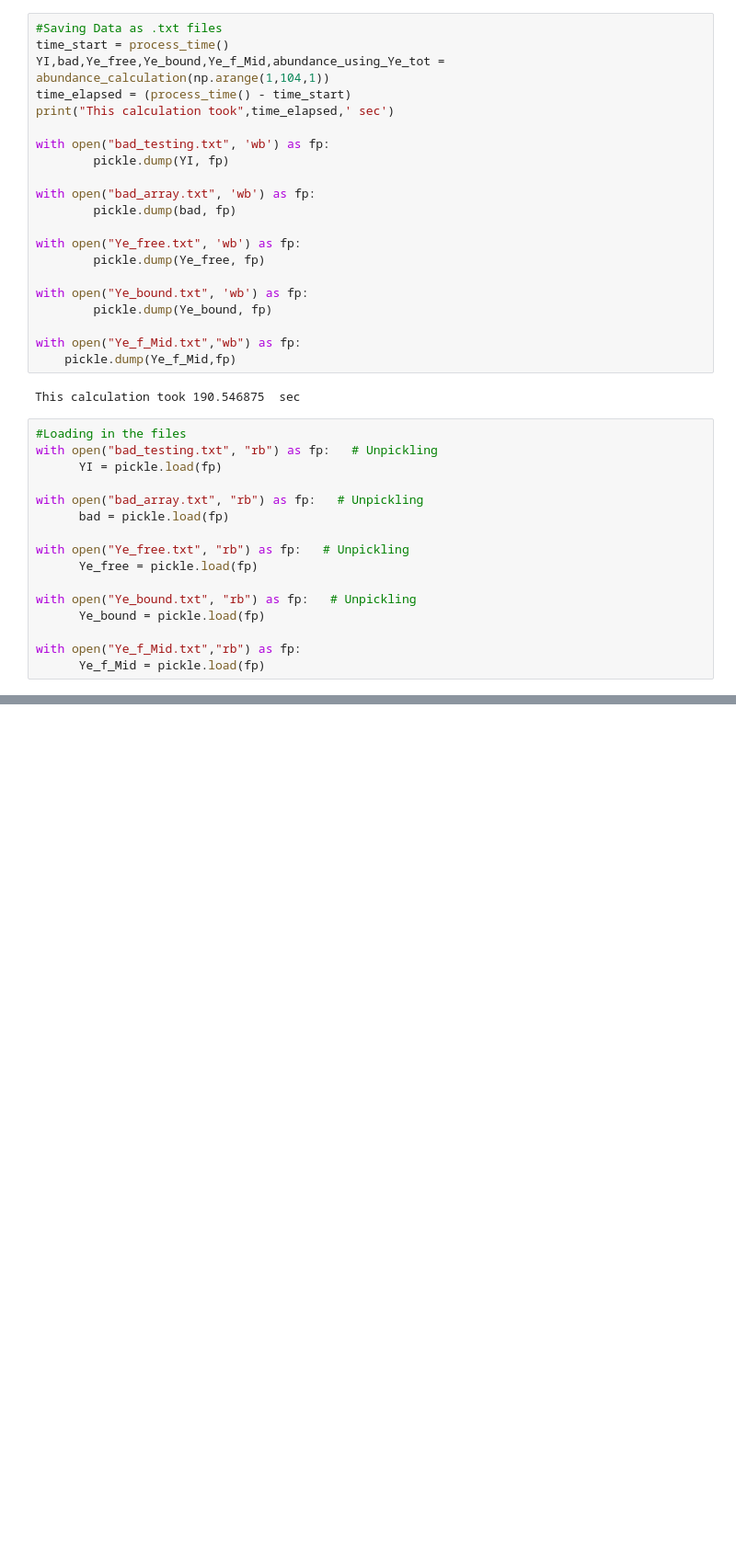
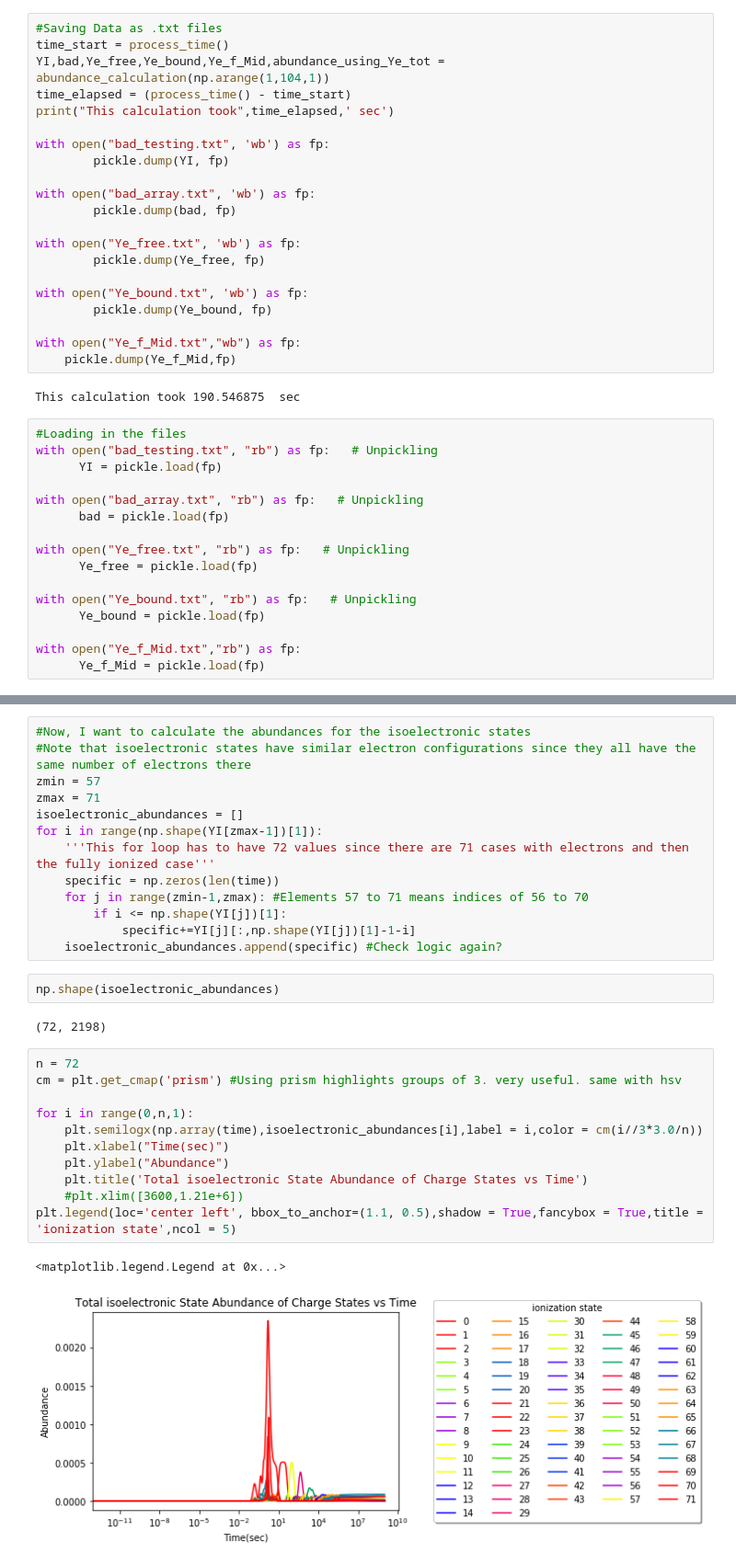
Before and after one commit to PranavNalamwar/R-process_Mergers, a Jupyter notebook: Abundance_Calculations/Fixing_Cutoff/Charge State and Isoelectronic State Abundance Analysis.ipynb, the cells around one changed output, grey strips where cells are left out. Shown: that part at 92% size. Drawn from its saved outputs; the diff is of its cells as text; blank space fills up the shorter version.

```diff
--- a/Abundance_Calculations/Fixing_Cutoff/Charge State and Isoelectronic State Abundance Analysis.ipynb
+++ b/Abundance_Calculations/Fixing_Cutoff/Charge State and Isoelectronic State Abundance Analysis.ipynb
@@ -323,0 +357,31 @@ with open("Ye_f_Mid.txt","rb") as fp:
+# %%
+#Now, I want to calculate the abundances for the isoelectronic states
+#Note that isoelectronic states have similar electron configurations since they all have the same number of electrons there
+zmin = 57
+zmax = 71
+isoelectronic_abundances = []
+for i in range(np.shape(YI[zmax-1])[1]):
+    '''This for loop has to have 72 values since there are 71 cases with electrons and then the fully ionized case'''
+    specific = np.zeros(len(time))
+    for j in range(zmin-1,zmax): #Elements 57 to 71 means indices of 56 to 70
+        if i <= np.shape(YI[j])[1]:
+            specific+=YI[j][:,np.shape(YI[j])[1]-1-i]
+    isoelectronic_abundances.append(specific) #Check logic again?
+# %%
+np.shape(isoelectronic_abundances)
+# %% [output]
+(72, 2198)
+# %%
+n = 72
+cm = plt.get_cmap('prism') #Using prism highlights groups of 3. very useful. same with hsv
+
+for i in range(0,n,1):
+    plt.semilogx(np.array(time),isoelectronic_abundances[i],label = i,color = cm(i//3*3.0/n))
+    plt.xlabel("Time(sec)")
+    plt.ylabel("Abundance")
+    plt.title('Total isoelectronic State Abundance of Charge States vs Time')
+    #plt.xlim([3600,1.21e+6])
+plt.legend(loc='center left', bbox_to_anchor=(1.1, 0.5),shadow = True,fancybox = True,title = 'ionization state',ncol = 5)
+# %% [output]
+<matplotlib.legend.Legend at 0x...>
+[figure, added]
```
Also changed, not shown: parts of 12 cells of this notebook, 23 other files.
